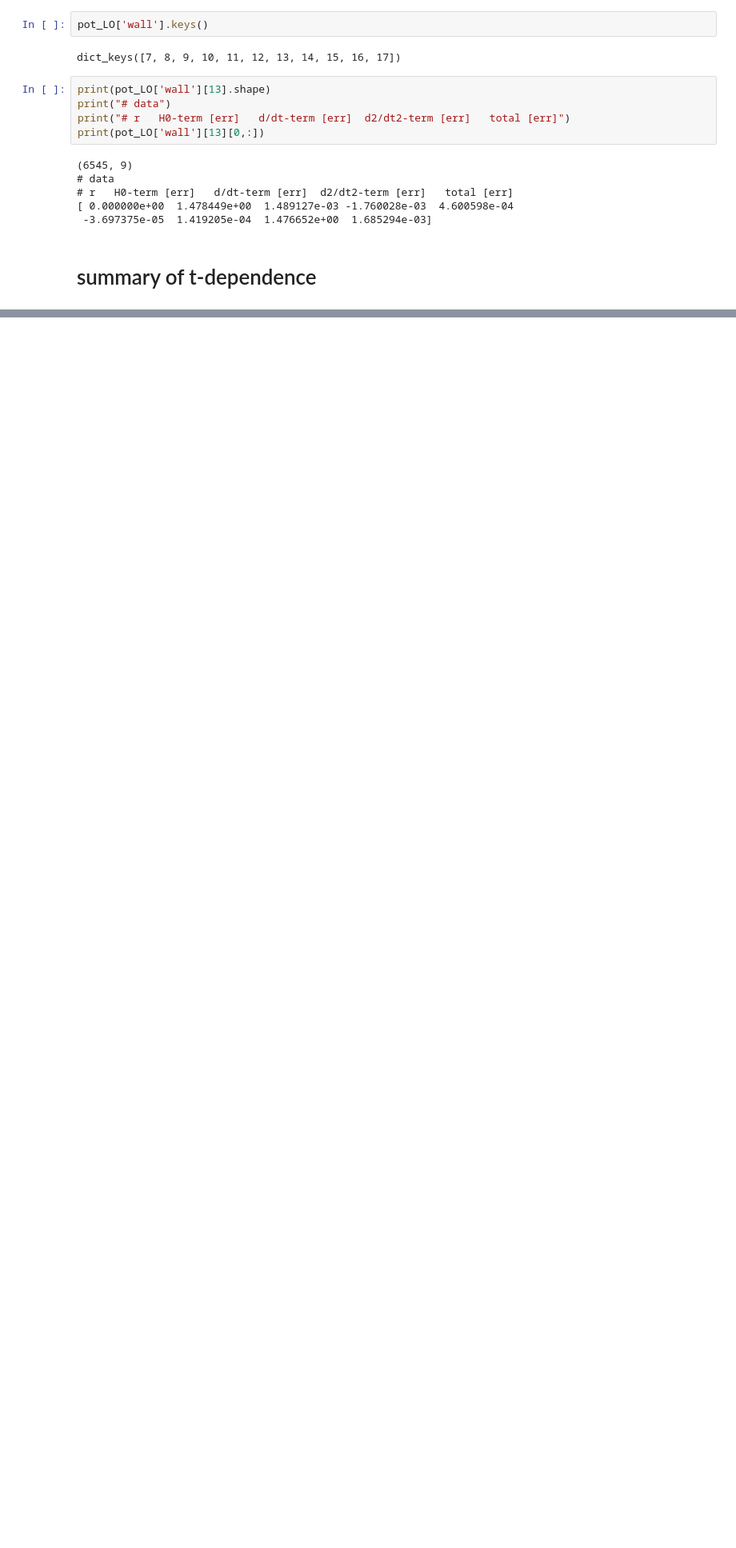
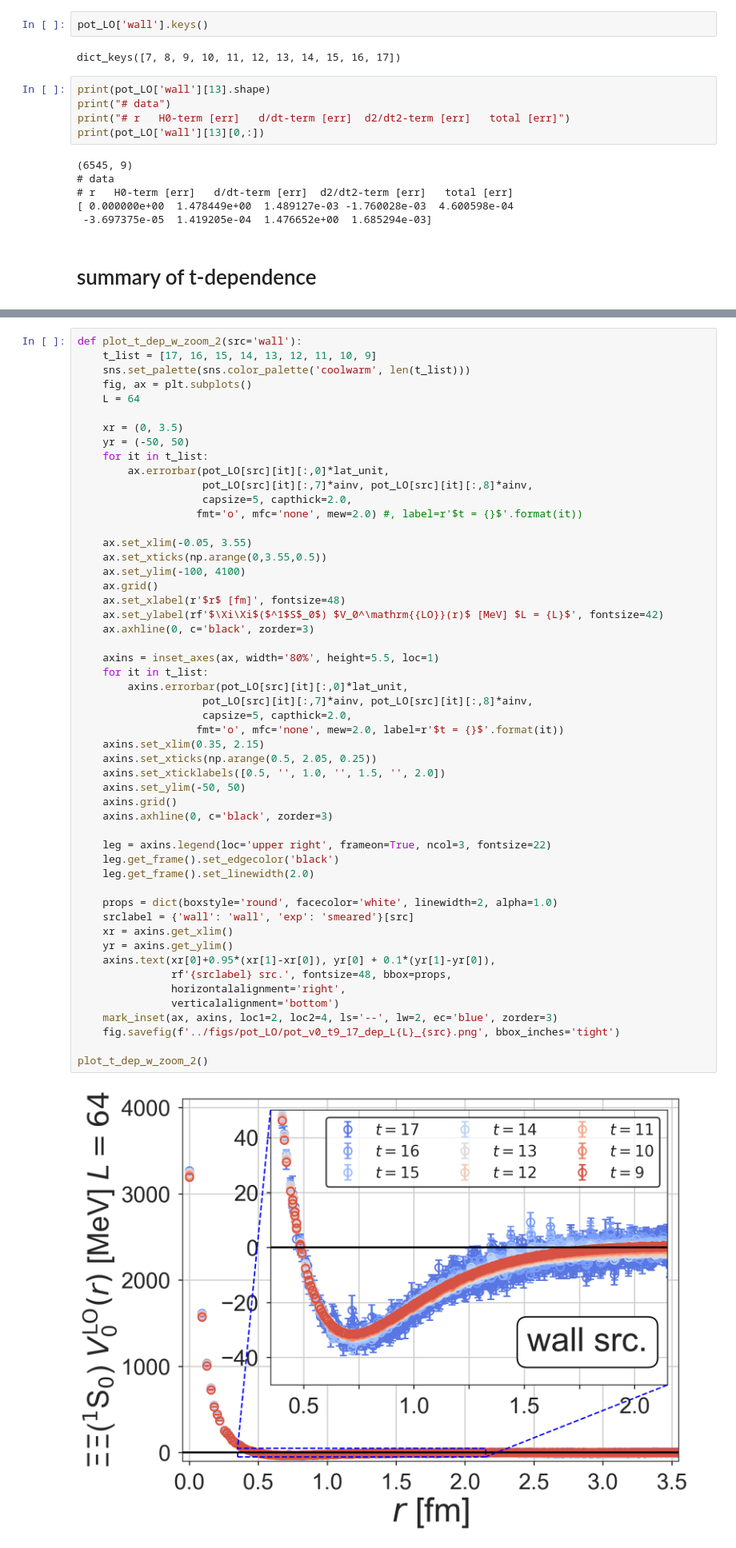
Before and after one commit to tkmiriya/systematics_of_hal_qcd_pot, a Jupyter notebook: notes/LO potential.ipynb, the cells around one changed output, grey strips where cells are left out. Shown at 80% size. Drawn from its saved outputs; the diff is of its cells as text; blank space fills up the shorter version.

Commit message:
Add breakup and wall vs smear in LO potential

```diff
--- a/notes/LO potential.ipynb
+++ b/notes/LO potential.ipynb
@@ -160,3 +160,57 @@ plot_t_dep_w_zoom(src='exp')
 # %% [output]
 [figure]
 [figure]
+# %%
+def plot_t_dep_w_zoom_2(src='wall'):
+    t_list = [17, 16, 15, 14, 13, 12, 11, 10, 9]
+    sns.set_palette(sns.color_palette('coolwarm', len(t_list)))
+    fig, ax = plt.subplots()
+    L = 64
+
+    xr = (0, 3.5)
+    yr = (-50, 50)
+    for it in t_list:
+        ax.errorbar(pot_LO[src][it][:,0]*lat_unit,
+                    pot_LO[src][it][:,7]*ainv, pot_LO[src][it][:,8]*ainv,
+                    capsize=5, capthick=2.0,
+                   fmt='o', mfc='none', mew=2.0) #, label=r'$t = {}$'.format(it))
+
+    ax.set_xlim(-0.05, 3.55)
+    ax.set_xticks(np.arange(0,3.55,0.5))
+    ax.set_ylim(-100, 4100)
+    ax.grid()
+    ax.set_xlabel(r'$r$ [fm]', fontsize=48)
+    ax.set_ylabel(rf'$\Xi\Xi$($^1$S$_0$) $V_0^\mathrm{{LO}}(r)$ [MeV] $L = {L}$', fontsize=42)
+    ax.axhline(0, c='black', zorder=3)
+
+    axins = inset_axes(ax, width='80%', height=5.5, loc=1)
+    for it in t_list:
+        axins.errorbar(pot_LO[src][it][:,0]*lat_unit,
+                    pot_LO[src][it][:,7]*ainv, pot_LO[src][it][:,8]*ainv,
+                    capsize=5, capthick=2.0,
+                   fmt='o', mfc='none', mew=2.0, label=r'$t = {}$'.format(it))
+    axins.set_xlim(0.35, 2.15)
+    axins.set_xticks(np.arange(0.5, 2.05, 0.25))
+    axins.set_xticklabels([0.5, '', 1.0, '', 1.5, '', 2.0])
+    axins.set_ylim(-50, 50)
+    axins.grid()
+    axins.axhline(0, c='black', zorder=3)
+
+    leg = axins.legend(loc='upper right', frameon=True, ncol=3, fontsize=22)
+    leg.get_frame().set_edgecolor('black')
+    leg.get_frame().set_linewidth(2.0)
+
+    props = dict(boxstyle='round', facecolor='white', linewidth=2, alpha=1.0)
+    srclabel = {'wall': 'wall', 'exp': 'smeared'}[src]
+    xr = axins.get_xlim()
+    yr = axins.get_ylim()
+    axins.text(xr[0]+0.95*(xr[1]-xr[0]), yr[0] + 0.1*(yr[1]-yr[0]),
+               rf'{srclabel} src.', fontsize=48, bbox=props,
+               horizontalalignment='right',
+               verticalalignment='bottom')
+    mark_inset(ax, axins, loc1=2, loc2=4, ls='--', lw=2, ec='blue', zorder=3)
+    fig.savefig(f'../figs/pot_LO/pot_v0_t9_17_dep_L{L}_{src}.png', bbox_inches='tight')
+
+plot_t_dep_w_zoom_2()
+# %% [output]
+[figure, added]
```
Also changed, not shown: parts of 4 cells of this notebook, 10 other files.
